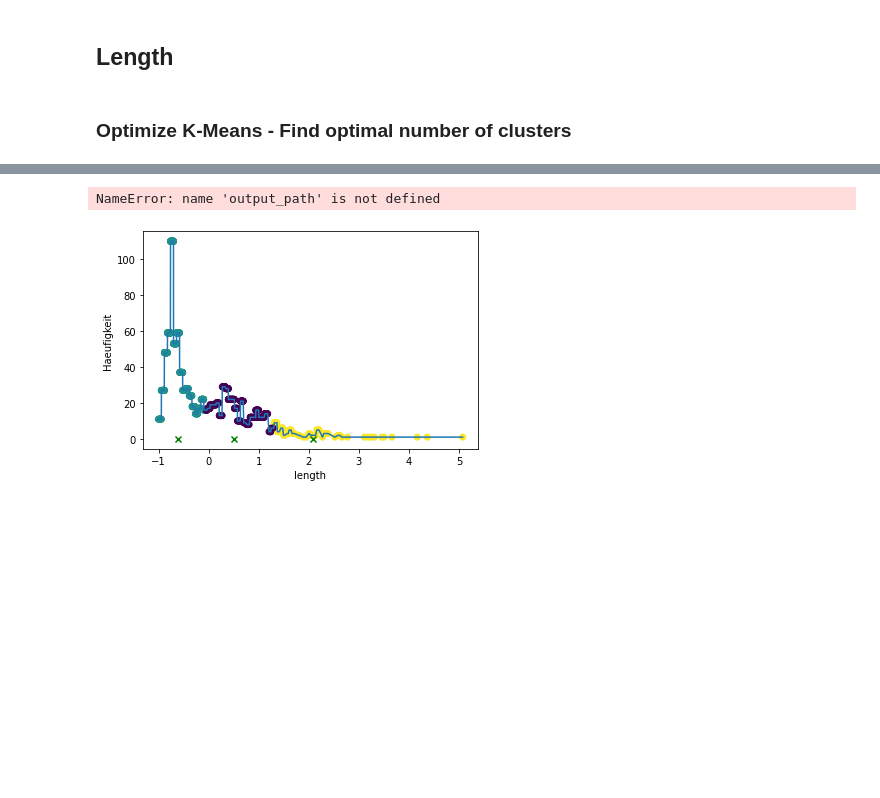
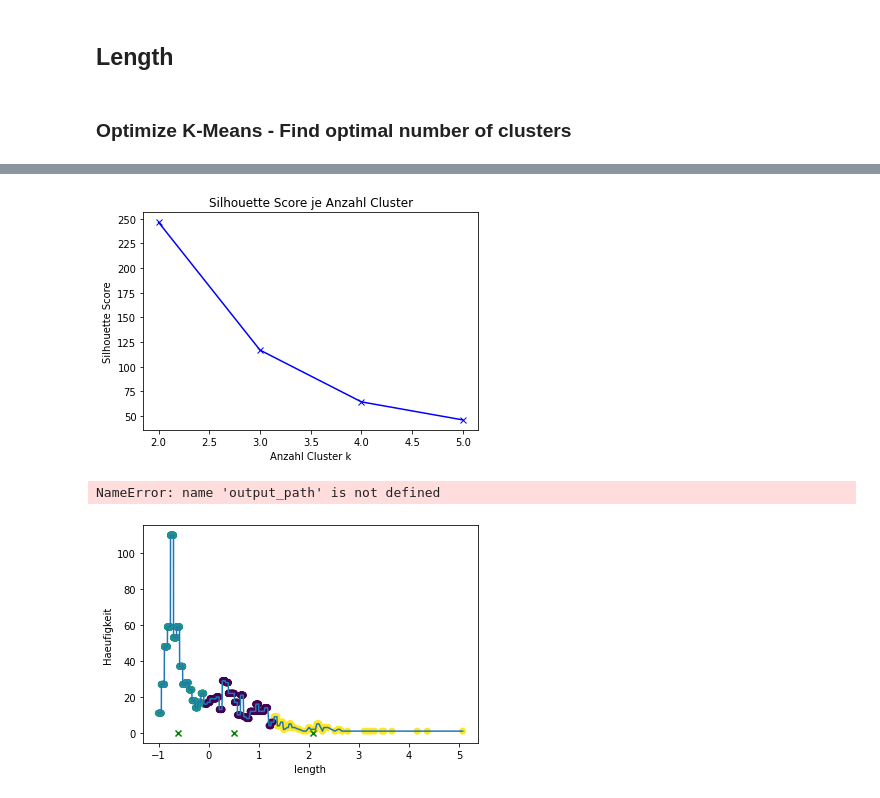
Before and after one commit to hahahannes/rna-clustering, a Jupyter notebook: notebook.ipynb, the cells around one changed output, grey strips where cells are left out. Drawn from its saved outputs; the diff is of its cells as text; code cells hidden in the pictures; blank space fills up the shorter version.

```diff
--- a/notebook.ipynb
+++ b/notebook.ipynb
@@ -39,3 +41,8 @@ plot_elbow(k, scores)
+# %%
+best_k, scores = find_best_number_clusters_sum_squares(df, k)
+plot_elbow(k, scores)
+# %% [output]
+[figure, added]
 # %%
 run_kmeans(df, 3)
 # %% [output]
```
Also changed, not shown: parts of 11 cells of this notebook, 2 other files.
